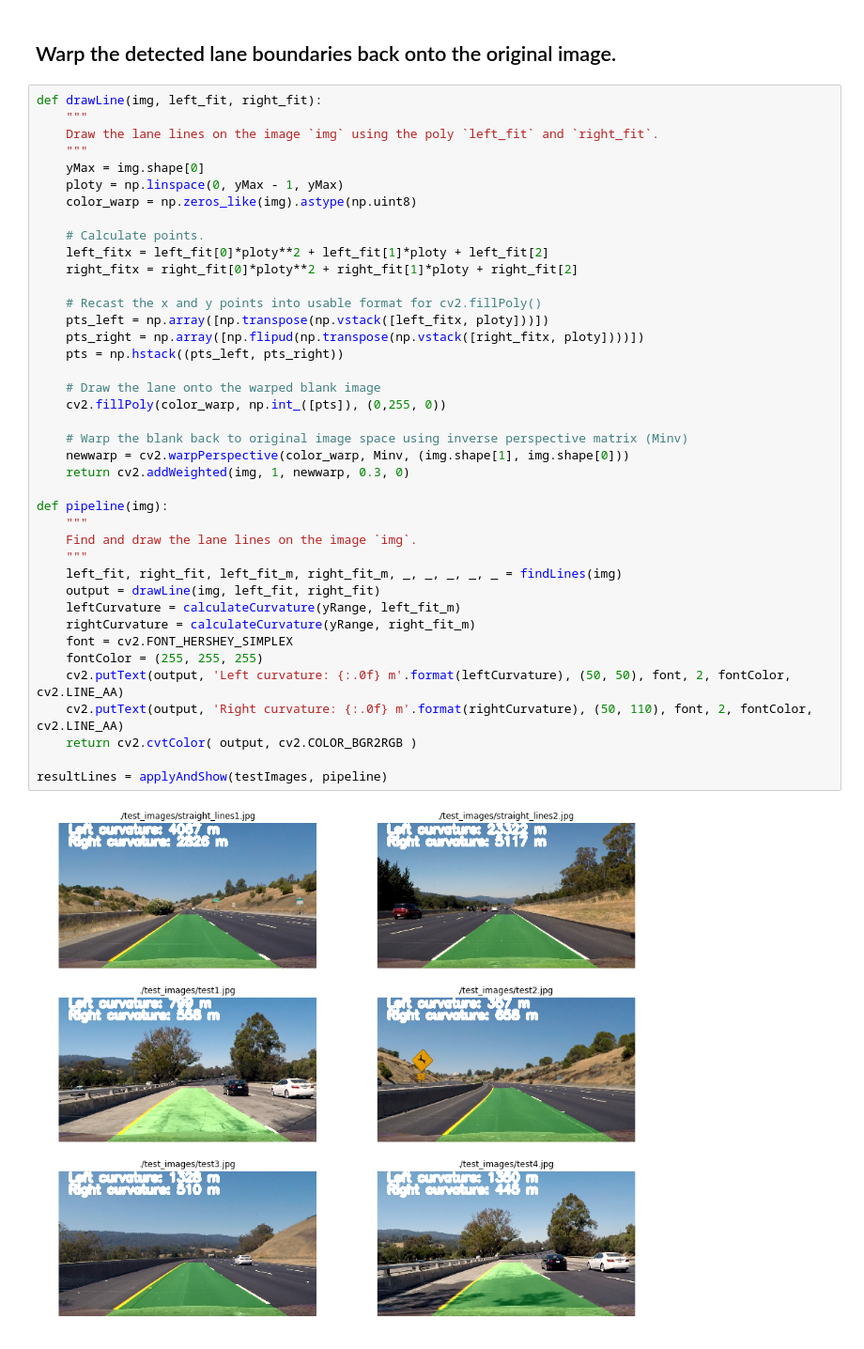
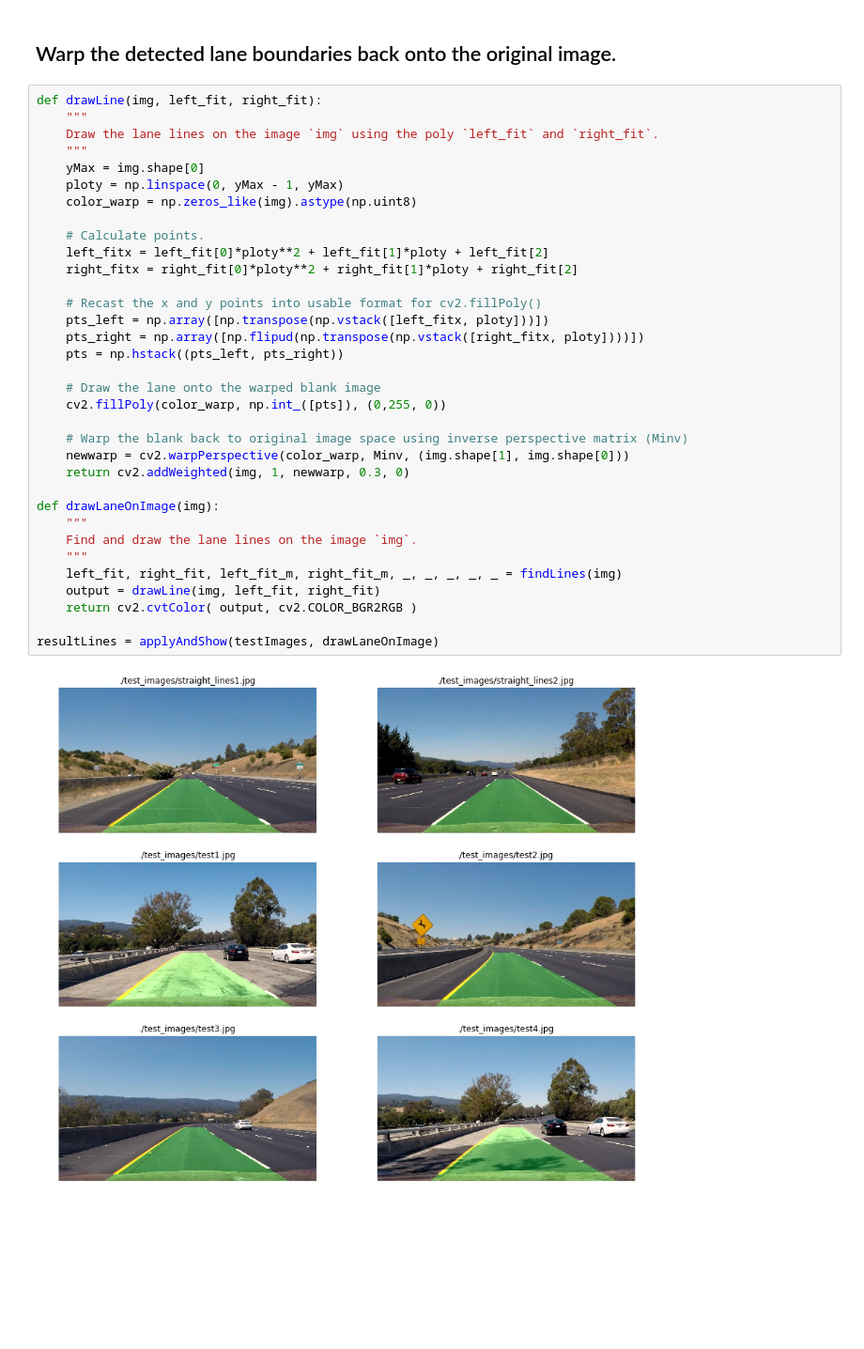
Before and after one commit to darienmt/CarND-Advanced-Lane-Lines-P4, a Jupyter notebook: Advance Lane Lines.ipynb, the cells around one changed output. Shown at 94% size. Saved outputs shown, nothing was run; the diff lists cells and outputs as text; blank space fills up the shorter version.

```diff
--- a/Advance Lane Lines.ipynb
+++ b/Advance Lane Lines.ipynb
@@ -336,39 +336,33 @@ def drawLine(img, left_fit, right_fit):
     Draw the lane lines on the image `img` using the poly `left_fit` and `right_fit`.
     """
     yMax = img.shape[0]
     ploty = np.linspace(0, yMax - 1, yMax)
     color_warp = np.zeros_like(img).astype(np.uint8)
 
     # Calculate points.
     left_fitx = left_fit[0]*ploty**2 + left_fit[1]*ploty + left_fit[2]
     right_fitx = right_fit[0]*ploty**2 + right_fit[1]*ploty + right_fit[2]
 
     # Recast the x and y points into usable format for cv2.fillPoly()
     pts_left = np.array([np.transpose(np.vstack([left_fitx, ploty]))])
     pts_right = np.array([np.flipud(np.transpose(np.vstack([right_fitx, ploty])))])
     pts = np.hstack((pts_left, pts_right))
 
     # Draw the lane onto the warped blank image
     cv2.fillPoly(color_warp, np.int_([pts]), (0,255, 0))
 
     # Warp the blank back to original image space using inverse perspective matrix (Minv)
     newwarp = cv2.warpPerspective(color_warp, Minv, (img.shape[1], img.shape[0]))
     return cv2.addWeighted(img, 1, newwarp, 0.3, 0)
 
-def pipeline(img):
+def drawLaneOnImage(img):
     """
     Find and draw the lane lines on the image `img`.
     """
     left_fit, right_fit, left_fit_m, right_fit_m, _, _, _, _, _ = findLines(img)
     output = drawLine(img, left_fit, right_fit)
-    leftCurvature = calculateCurvature(yRange, left_fit_m)
-    rightCurvature = calculateCurvature(yRange, right_fit_m)
-    font = cv2.FONT_HERSHEY_SIMPLEX
-    fontColor = (255, 255, 255)
-    cv2.putText(output, 'Left curvature: {:.0f} m'.format(leftCurvature), (50, 50), font, 2, fontColor, cv2.LINE_AA)
-    cv2.putText(output, 'Right curvature: {:.0f} m'.format(rightCurvature), (50, 110), font, 2, fontColor, cv2.LINE_AA)
     return cv2.cvtColor( output, cv2.COLOR_BGR2RGB )
 
-resultLines = applyAndShow(testImages, pipeline)
+resultLines = applyAndShow(testImages, drawLaneOnImage)
 # %% [output]
-[figure, old version]
+[figure, new version]
```
Also changed, not shown: parts of 2 cells of this notebook.
